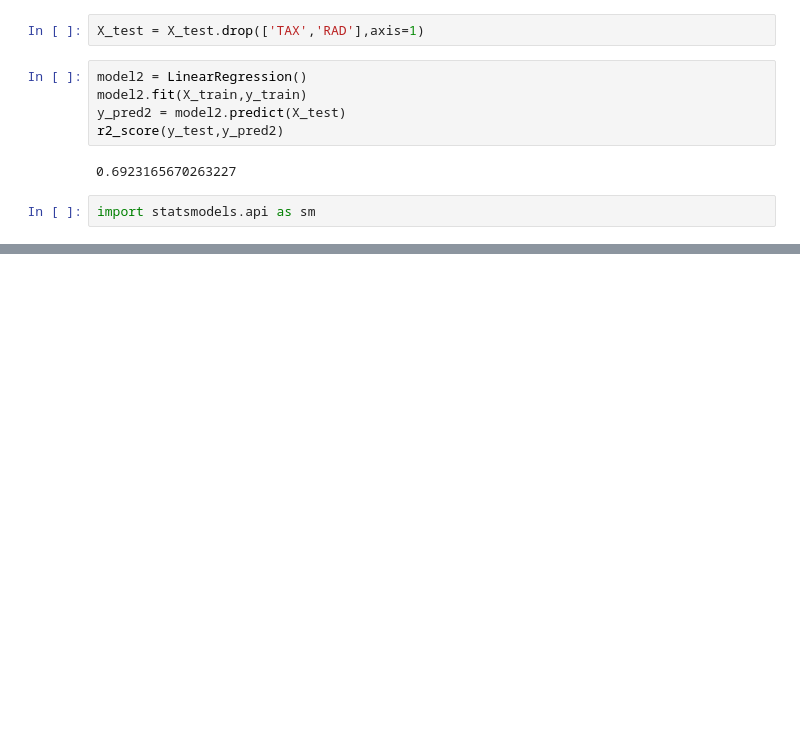
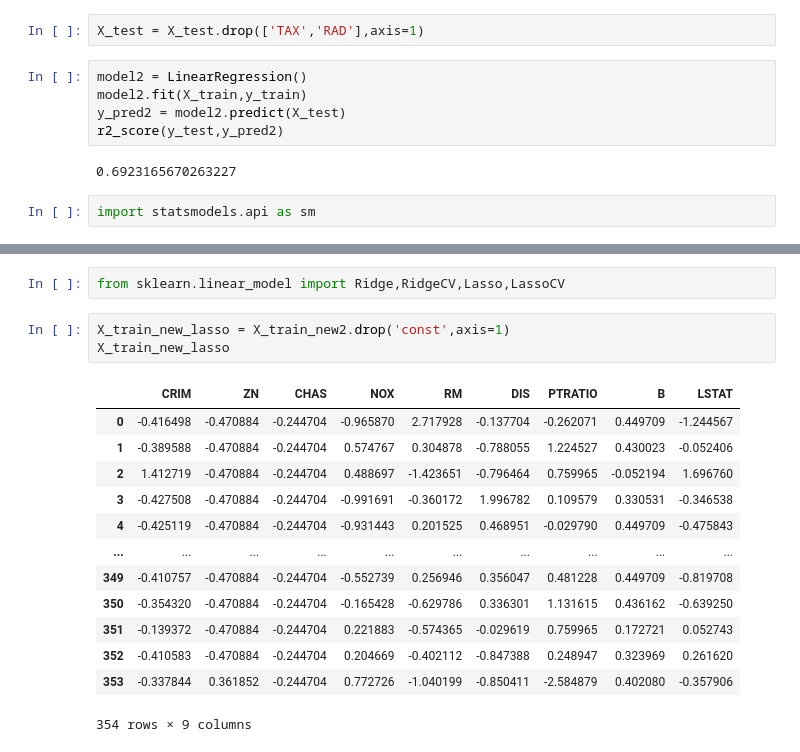
Before and after one commit to Adi15Jadhav/Assignment, a Jupyter notebook: Boston.ipynb, the cells around one changed output, grey strips where cells are left out. Saved outputs shown, nothing was run; the diff lists cells and outputs as text; blank space fills up the shorter version.

```diff
--- a/Boston.ipynb
+++ b/Boston.ipynb
@@ -320,3 +333,22 @@ OLS Regression Results
 | Kurtosis: | 9.944 | Cond. No. | 4.55 |
 Warnings:
 [1] Standard Errors assume that the covariance matrix of the errors is correctly specified.
+# %%
+from sklearn.linear_model import Ridge,RidgeCV,Lasso,LassoCV
+# %%
+X_train_new_lasso = X_train_new2.drop('const',axis=1)
+X_train_new_lasso
+# %% [output]
+|  | CRIM | ZN | CHAS | NOX | RM | DIS | PTRATIO | B | LSTAT |
+| 0 | -0.416498 | -0.470884 | -0.244704 | -0.965870 | 2.717928 | -0.137704 | -0.262071 | 0.449709 | -1.244567 |
+| 1 | -0.389588 | -0.470884 | -0.244704 | 0.574767 | 0.304878 | -0.788055 | 1.224527 | 0.430023 | -0.052406 |
+| 2 | 1.412719 | -0.470884 | -0.244704 | 0.488697 | -1.423651 | -0.796464 | 0.759965 | -0.052194 | 1.696760 |
+| 3 | -0.427508 | -0.470884 | -0.244704 | -0.991691 | -0.360172 | 1.996782 | 0.109579 | 0.330531 | -0.346538 |
+| 4 | -0.425119 | -0.470884 | -0.244704 | -0.931443 | 0.201525 | 0.468951 | -0.029790 | 0.449709 | -0.475843 |
+| ... | ... | ... | ... | ... | ... | ... | ... | ... | ... |
+| 349 | -0.410757 | -0.470884 | -0.244704 | -0.552739 | 0.256946 | 0.356047 | 0.481228 | 0.449709 | -0.819708 |
+| 350 | -0.354320 | -0.470884 | -0.244704 | -0.165428 | -0.629786 | 0.336301 | 1.131615 | 0.436162 | -0.639250 |
+| 351 | -0.139372 | -0.470884 | -0.244704 | 0.221883 | -0.574365 | -0.029619 | 0.759965 | 0.172721 | 0.052743 |
+| 352 | -0.410583 | -0.470884 | -0.244704 | 0.204669 | -0.402112 | -0.847388 | 0.248947 | 0.323969 | 0.261620 |
+| 353 | -0.337844 | 0.361852 | -0.244704 | 0.772726 | -1.040199 | -0.850411 | -2.584879 | 0.402080 | -0.357906 |
+354 rows × 9 columns
```
Also changed, not shown: parts of 11 cells of this notebook.
